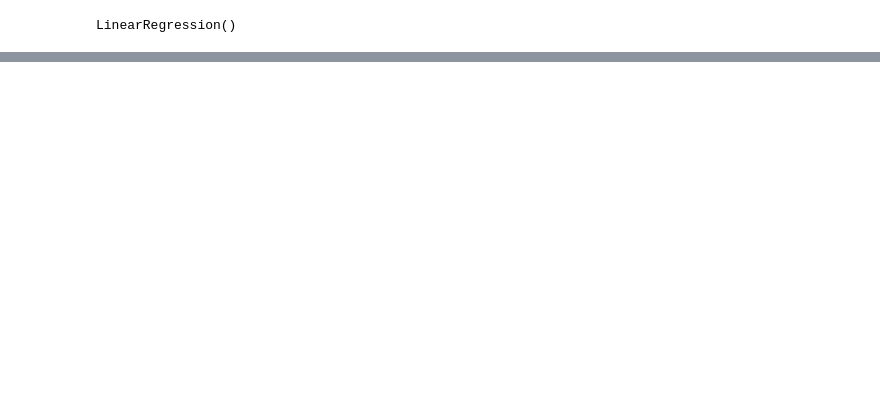
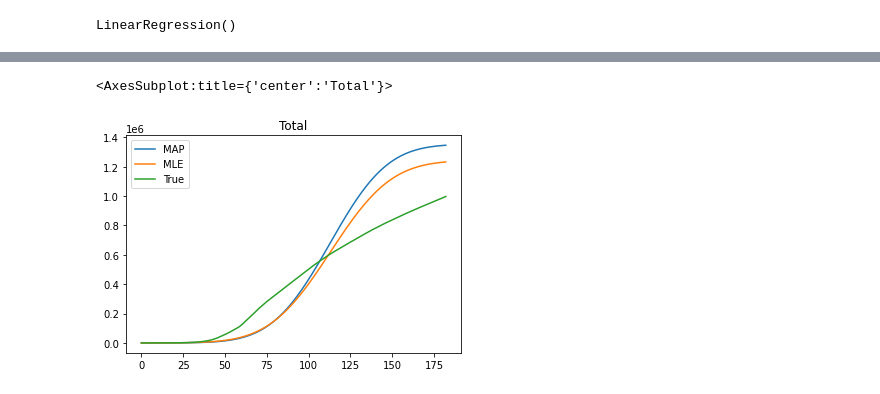
Before and after one commit to IPPK93/MADE_ADV_ML, a Jupyter notebook: HW 1.ipynb, the cells around one changed output, grey strips where cells are left out. Cells and saved outputs as stored; diff of their text form; code cells hidden in the pictures; blank space fills up the shorter version.

```diff
--- a/HW 1.ipynb
+++ b/HW 1.ipynb
@@ -358,0 +381,8 @@ sns.lineplot(x=range(len(X)), y=log_new_cases, label='True')
+# %%
+plt.title('Total')
+sns.lineplot(x=range(len(predictions)), y=np.array(np.exp(predictions)).cumsum(), label='MAP')
+sns.lineplot(x=range(len(predictions)), y=np.array(np.exp(model_new.predict(X))).cumsum(), label='MLE')
+sns.lineplot(x=range(len(predictions)), y=np.array(np.exp(log_new_cases)).cumsum(), label='True')
+# %% [output]
+<AxesSubplot:title={'center':'Total'}>
+[figure, added]
```
Also changed, not shown: parts of 17 cells of this notebook.
